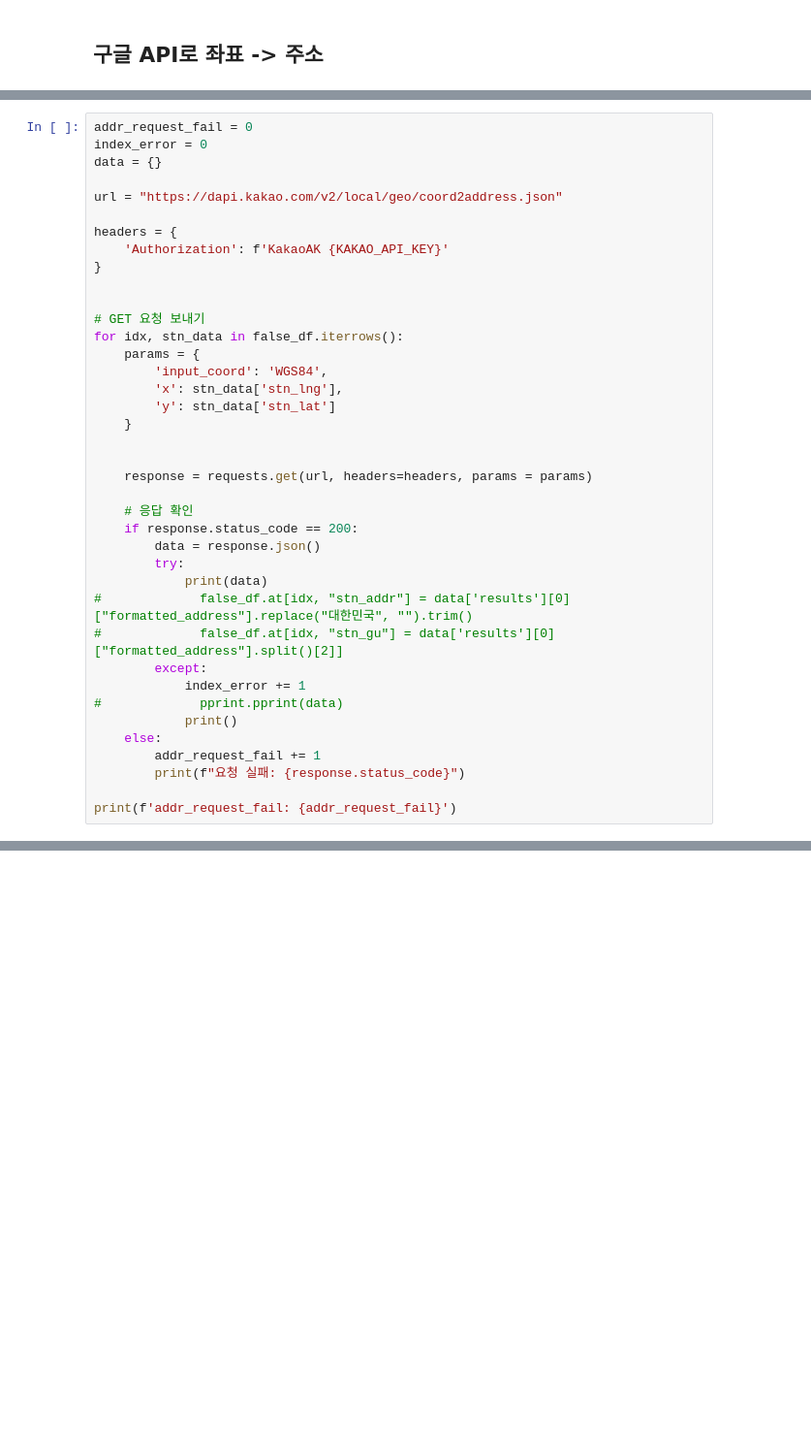
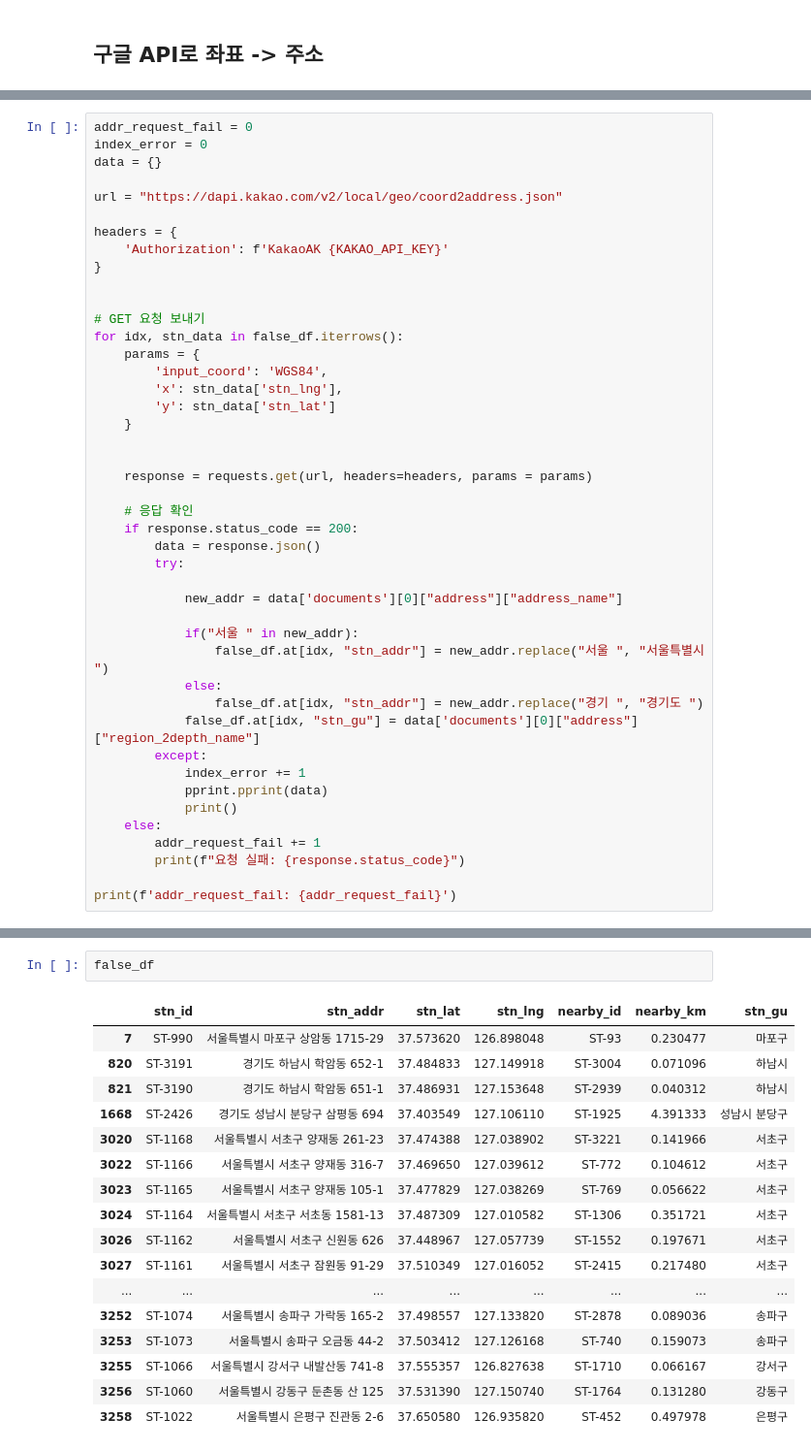
Before and after one commit to cyl0424/BA_Preprocessing, a Jupyter notebook: mstaer_data_final.ipynb, the cells around one changed output, grey strips where cells are left out. Shown: that part at 97% size. Saved outputs shown, nothing was run; the diff lists cells and outputs as text; blank space fills up the shorter version.

Commit message:
modify gu data

```diff
--- a/mstaer_data_final.ipynb
+++ b/mstaer_data_final.ipynb
@@ -102,12 +103,17 @@ for idx, stn_data in false_df.iterrows():
     if response.status_code == 200:
         data = response.json()
         try:
-            print(data)
-#             false_df.at[idx, "stn_addr"] = data['results'][0]["formatted_address"].replace("대한민국", "").trim()
-#             false_df.at[idx, "stn_gu"] = data['results'][0]["formatted_address"].split()[2]]
+
+            new_addr = data['documents'][0]["address"]["address_name"]
+
+            if("서울 " in new_addr):
+                false_df.at[idx, "stn_addr"] = new_addr.replace("서울 ", "서울특별시 ")
+            else:
+                false_df.at[idx, "stn_addr"] = new_addr.replace("경기 ", "경기도 ")
+            false_df.at[idx, "stn_gu"] = data['documents'][0]["address"]["region_2depth_name"]
         except:
             index_error += 1
-#             pprint.pprint(data)
+            pprint.pprint(data)
             print()
     else:
         addr_request_fail += 1
@@ -129,0 +141,20 @@ KeyboardInterrupt:
+# %%
+false_df
+# %% [output]
+|  | stn_id | stn_addr | stn_lat | stn_lng | nearby_id | nearby_km | stn_gu |
+| 7 | ST-990 | 서울특별시 마포구 상암동 1715-29 | 37.573620 | 126.898048 | ST-93 | 0.230477 | 마포구 |
+| 820 | ST-3191 | 경기도 하남시 학암동 652-1 | 37.484833 | 127.149918 | ST-3004 | 0.071096 | 하남시 |
+| 821 | ST-3190 | 경기도 하남시 학암동 651-1 | 37.486931 | 127.153648 | ST-2939 | 0.040312 | 하남시 |
+| 1668 | ST-2426 | 경기도 성남시 분당구 삼평동 694 | 37.403549 | 127.106110 | ST-1925 | 4.391333 | 성남시 분당구 |
+| 3020 | ST-1168 | 서울특별시 서초구 양재동 261-23 | 37.474388 | 127.038902 | ST-3221 | 0.141966 | 서초구 |
+| 3022 | ST-1166 | 서울특별시 서초구 양재동 316-7 | 37.469650 | 127.039612 | ST-772 | 0.104612 | 서초구 |
+| 3023 | ST-1165 | 서울특별시 서초구 양재동 105-1 | 37.477829 | 127.038269 | ST-769 | 0.056622 | 서초구 |
+| 3024 | ST-1164 | 서울특별시 서초구 서초동 1581-13 | 37.487309 | 127.010582 | ST-1306 | 0.351721 | 서초구 |
+| 3026 | ST-1162 | 서울특별시 서초구 신원동 626 | 37.448967 | 127.057739 | ST-1552 | 0.197671 | 서초구 |
+| 3027 | ST-1161 | 서울특별시 서초구 잠원동 91-29 | 37.510349 | 127.016052 | ST-2415 | 0.217480 | 서초구 |
+| ... | ... | ... | ... | ... | ... | ... | ... |
+| 3252 | ST-1074 | 서울특별시 송파구 가락동 165-2 | 37.498557 | 127.133820 | ST-2878 | 0.089036 | 송파구 |
+| 3253 | ST-1073 | 서울특별시 송파구 오금동 44-2 | 37.503412 | 127.126168 | ST-740 | 0.159073 | 송파구 |
+| 3255 | ST-1066 | 서울특별시 강서구 내발산동 741-8 | 37.555357 | 126.827638 | ST-1710 | 0.066167 | 강서구 |
+| 3256 | ST-1060 | 서울특별시 강동구 둔촌동 산 125 | 37.531390 | 127.150740 | ST-1764 | 0.131280 | 강동구 |
+| 3258 | ST-1022 | 서울특별시 은평구 진관동 2-6 | 37.650580 | 126.935820 | ST-452 | 0.497978 | 은평구 |
```
Also changed, not shown: parts of 5 cells of this notebook, 1 other file.
